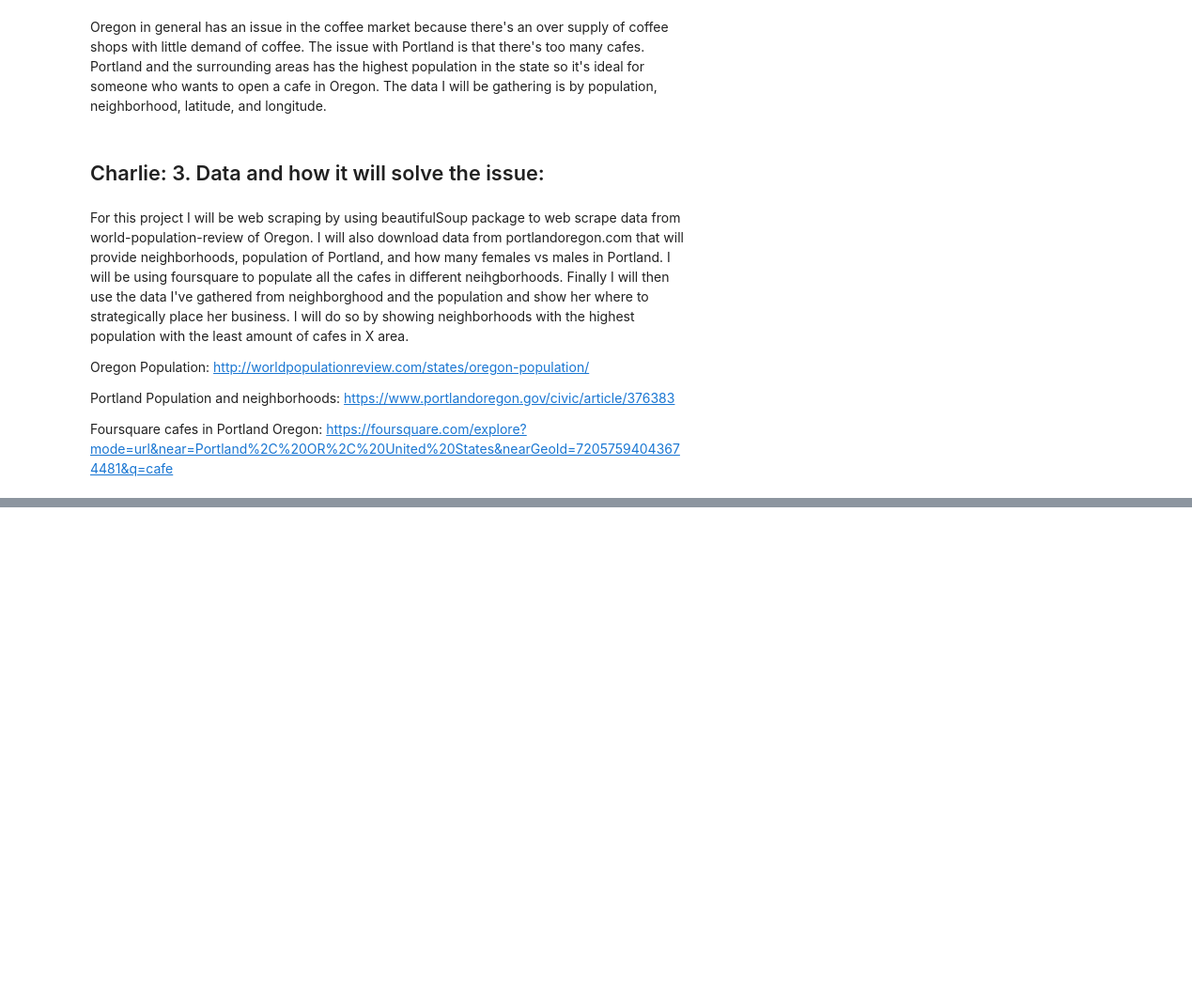
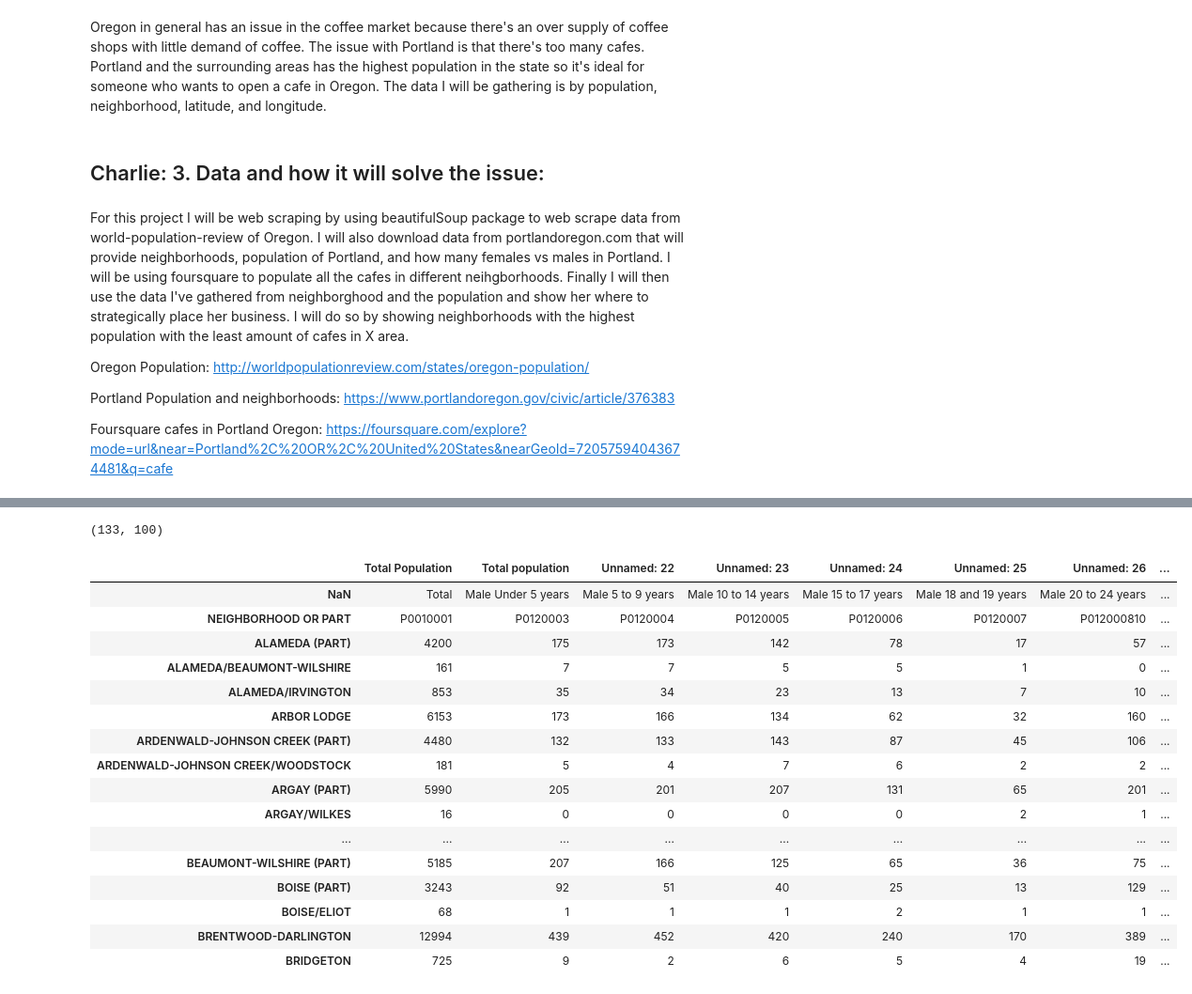
Before and after one commit to calirogue/Coursera_Capstone, a Jupyter notebook: Final_Battle.ipynb, the cells around one changed output, grey strips where cells are left out. Shown: that part at 94% size. Saved outputs shown, nothing was run; the diff lists cells and outputs as text; code cells hidden in the pictures; blank space fills up the shorter version.

```diff
--- a/Final_Battle.ipynb
+++ b/Final_Battle.ipynb
@@ -23,0 +57,36 @@ https://foursquare.com/explore?mode=url&near=Portland%2C%20OR%2C%20United%20Stat
+# %%
+try:
+    print('Importing libraries...')
+    import numpy as np # library to handle data in a vectorized manner
+
+    import pandas as pd # library for data analsysis
+    pd.set_option('display.max_columns', None)
+    pd.set_option('display.max_rows', None)
+
+    import types
+    from botocore.client import Config
+    import ibm_boto3
+
+    import xlrd # excel
+
+    import json # library to handle JSON files
+
+    #!conda install -c conda-forge geopy --yes # uncomment this line if you haven't completed the Foursquare API lab
+    from geopy.geocoders import Nominatim # convert an address into latitude and longitude values
+
+    import requests # library to handle requests
+    from pandas.io.json import json_normalize # tranform JSON file into a pandas dataframe
+
+    # Matplotlib and associated plotting modules
+    import matplotlib.cm as cm
+    import matplotlib.colors as colors
+
+    # import k-means from clustering stage
+    from sklearn.cluster import KMeans
+
+    #!conda install -c conda-forge folium=0.5.0 --yes # uncomment this line if you haven't completed the Foursquare API lab
+    import folium # map rendering library
+
+    print('Libraries imported.')
+except:
+    print('Error: There was an error while importing libraries.')
@@ -23,0 +111,3 @@ https://foursquare.com/explore?mode=url&near=Portland%2C%20OR%2C%20United%20Stat
+# %%
+df_portland = pd.read_excel("portland_census.excel")
+df_portland.head(20)
@@ -23,0 +138,2 @@ https://foursquare.com/explore?mode=url&near=Portland%2C%20OR%2C%20United%20Stat
+# %%
+df_portland = df_portland.iloc[3:,]
@@ -23,0 +149,26 @@ https://foursquare.com/explore?mode=url&near=Portland%2C%20OR%2C%20United%20Stat
+# %%
+df_portland.shape
+# %% [output]
+(133, 100)
+# %%
+df_portland = df_portland.drop(["Unnamed: 1", "Unnamed: 2", "Unnamed: 3", "Unnamed: 4", "Unnamed: 5", "Unnamed: 6", "Unnamed: 7", "Unnamed: 8", "Unnamed: 9", "Unnamed: 10", "Unnamed: 11", "Unnamed: 12", "Unnamed: 13", "Unnamed: 14", "Total races tallied", "Unnamed: 16", "Unnamed: 17", "Unnamed: 18", "Unnamed: 19", "Unnamed: 20", "Unnamed: 22", "Unnamed: 23", "Unnamed: 32", "Unnamed: 33", "Unnamed: 34", "Unnamed: 35", "Unnamed: 36", "Unnamed: 37", "Unnamed: 38", "Unnamed: 39", "Unnamed: 40", "Unnamed: 41", "Unnamed: 42", "Unnamed: 43", "Unnamed: 53", "Unnamed: 54", "Unnamed: 55", "Unnamed: 56", "Unnamed: 57", "Unnamed: 58" "Unnamed: 60", "Unnamed: 61", "Unnamed: 62", "Unnamed: 63", "Unnamed: 64", "Unnamed: 65", "Unnamed: 66", "Unnamed: 67", "Unnamed: 68", "Unnamed: 69", "Unnamed: 71", "Unnamed: 72", "Unnamed: 73", "Unnamed: 74", "Unnamed: 75", "Unnamed: 75", "Unnamed: 76", "Population under 18 years", "Unnamed: 78", "Population 65 years and over", "Unnamed: 80", "Unnamed: 81", "Unnamed: 83", "Unnamed: 84", "Unnamed: 85", "Housing units", "Unnamed: 87", "Unnamed: 88", "Unnamed: 89", "Unnamed: 90", "Unnamed: 91", "Unnamed: 92", "Unnamed: 93", "Unnamed: 94", "Unnamed: 95", "Population in occupied HUs", "Unnamed: 97", "Area", "Unnamed: 99"], axis=1)
+# %%
+df_portland.head(20)
+# %% [output]
+|  | Total Population | Total population | Unnamed: 22 | Unnamed: 23 | Unnamed: 24 | Unnamed: 25 | Unnamed: 26 | ... |
+| NaN | Total | Male Under 5 years | Male 5 to 9 years | Male 10 to 14 years | Male 15 to 17 years | Male 18 and 19 years | Male 20 to 24 years | ... |
+| NEIGHBORHOOD OR PART | P0010001 | P0120003 | P0120004 | P0120005 | P0120006 | P0120007 | P012000810 | ... |
+| ALAMEDA (PART) | 4200 | 175 | 173 | 142 | 78 | 17 | 57 | ... |
+| ALAMEDA/BEAUMONT-WILSHIRE | 161 | 7 | 7 | 5 | 5 | 1 | 0 | ... |
+| ALAMEDA/IRVINGTON | 853 | 35 | 34 | 23 | 13 | 7 | 10 | ... |
+| ARBOR LODGE | 6153 | 173 | 166 | 134 | 62 | 32 | 160 | ... |
+| ARDENWALD-JOHNSON CREEK (PART) | 4480 | 132 | 133 | 143 | 87 | 45 | 106 | ... |
+| ARDENWALD-JOHNSON CREEK/WOODSTOCK | 181 | 5 | 4 | 7 | 6 | 2 | 2 | ... |
+| ARGAY (PART) | 5990 | 205 | 201 | 207 | 131 | 65 | 201 | ... |
+| ARGAY/WILKES | 16 | 0 | 0 | 0 | 0 | 2 | 1 | ... |
+| ... | ... | ... | ... | ... | ... | ... | ... | ... |
+| BEAUMONT-WILSHIRE (PART) | 5185 | 207 | 166 | 125 | 65 | 36 | 75 | ... |
+| BOISE (PART) | 3243 | 92 | 51 | 40 | 25 | 13 | 129 | ... |
+| BOISE/ELIOT | 68 | 1 | 1 | 1 | 2 | 1 | 1 | ... |
+| BRENTWOOD-DARLINGTON | 12994 | 439 | 452 | 420 | 240 | 170 | 389 | ... |
+| BRIDGETON | 725 | 9 | 2 | 6 | 5 | 4 | 19 | ... |
```
Also changed, not shown: parts of 16 cells of this notebook.
